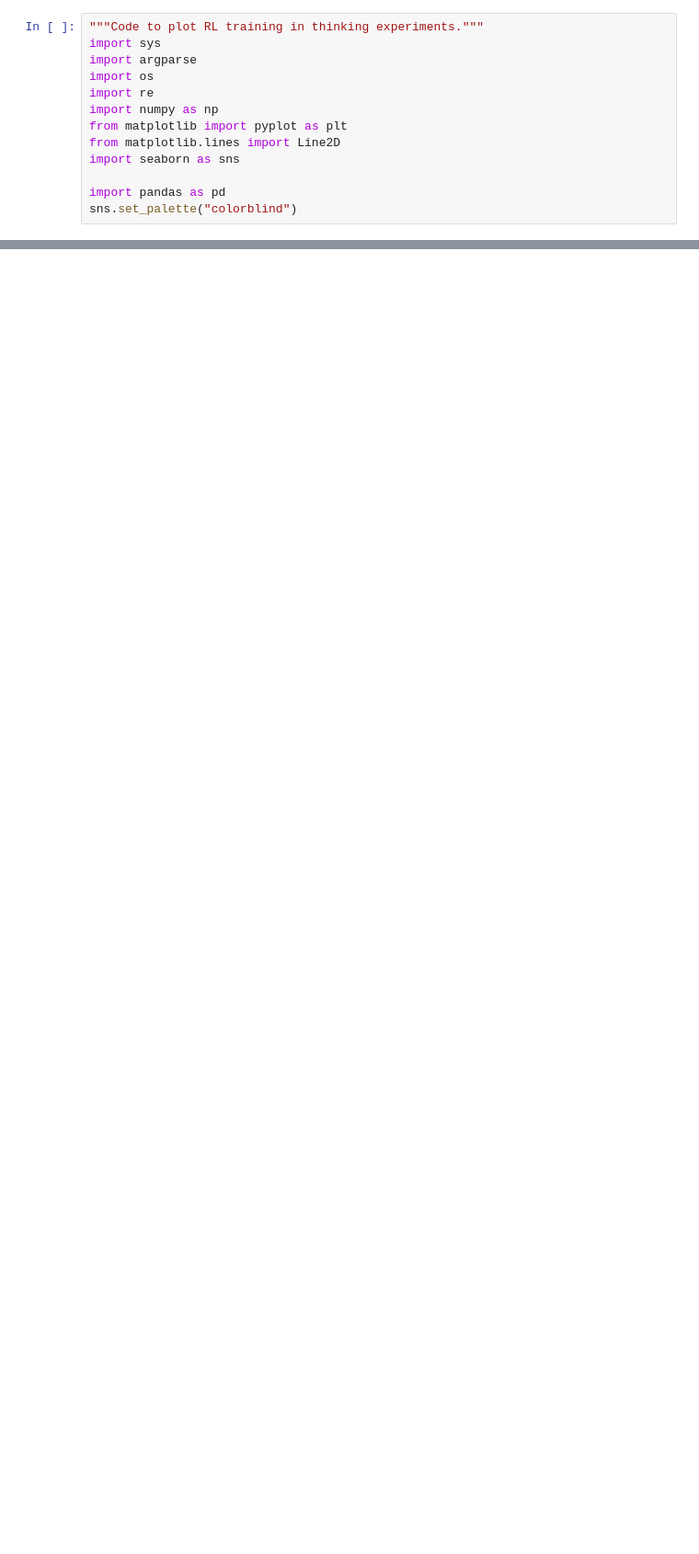
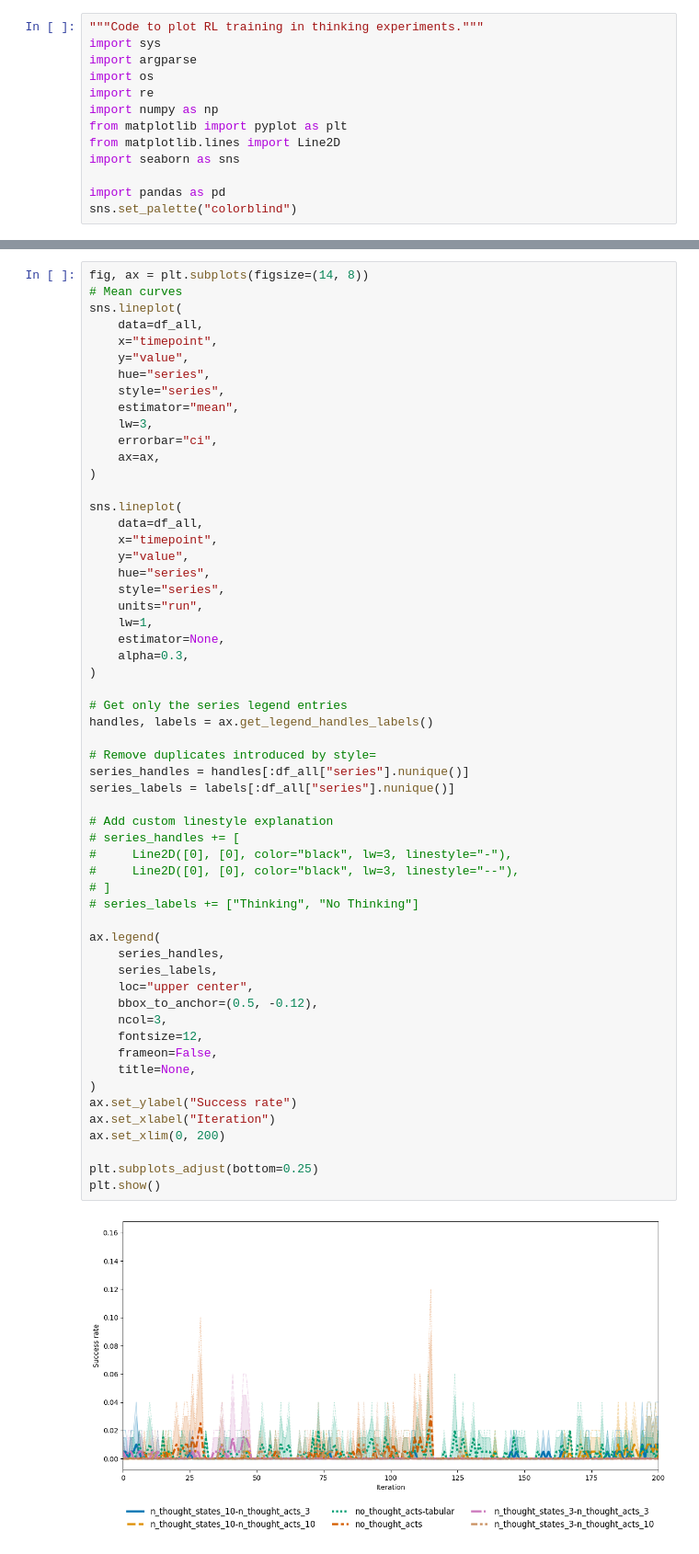
Before and after one commit to chanb/thinking-as-control, a Jupyter notebook: plot.ipynb, the cells around one changed output, grey strips where cells are left out. Shown at 92% size. Saved outputs shown, nothing was run; the diff lists cells and outputs as text; blank space fills up the shorter version.

```diff
--- a/plot.ipynb
+++ b/plot.ipynb
@@ -143,0 +67,59 @@ plt.show()
+# %%
+fig, ax = plt.subplots(figsize=(14, 8))
+# Mean curves
+sns.lineplot(
+    data=df_all,
+    x="timepoint",
+    y="value",
+    hue="series",
+    style="series",
+    estimator="mean",
+    lw=3,
+    errorbar="ci",
+    ax=ax,
+)
+
+sns.lineplot(
+    data=df_all,
+    x="timepoint",
+    y="value",
+    hue="series",
+    style="series",
+    units="run",
+    lw=1,
+    estimator=None,
+    alpha=0.3,
+)
+
+# Get only the series legend entries
+handles, labels = ax.get_legend_handles_labels()
+
+# Remove duplicates introduced by style=
+series_handles = handles[:df_all["series"].nunique()]
+series_labels = labels[:df_all["series"].nunique()]
+
+# Add custom linestyle explanation
+# series_handles += [
+#     Line2D([0], [0], color="black", lw=3, linestyle="-"),
+#     Line2D([0], [0], color="black", lw=3, linestyle="--"),
+# ]
+# series_labels += ["Thinking", "No Thinking"]
+
+ax.legend(
+    series_handles,
+    series_labels,
+    loc="upper center",
+    bbox_to_anchor=(0.5, -0.12),
+    ncol=3,
+    fontsize=12,
+    frameon=False,
+    title=None,
+)
+ax.set_ylabel("Success rate")
+ax.set_xlabel("Iteration")
+ax.set_xlim(0, 200)
+
+plt.subplots_adjust(bottom=0.25)
+plt.show()
+# %% [output]
+[figure, added]
```
Also changed, not shown: parts of 3 cells of this notebook, 8 other files.
